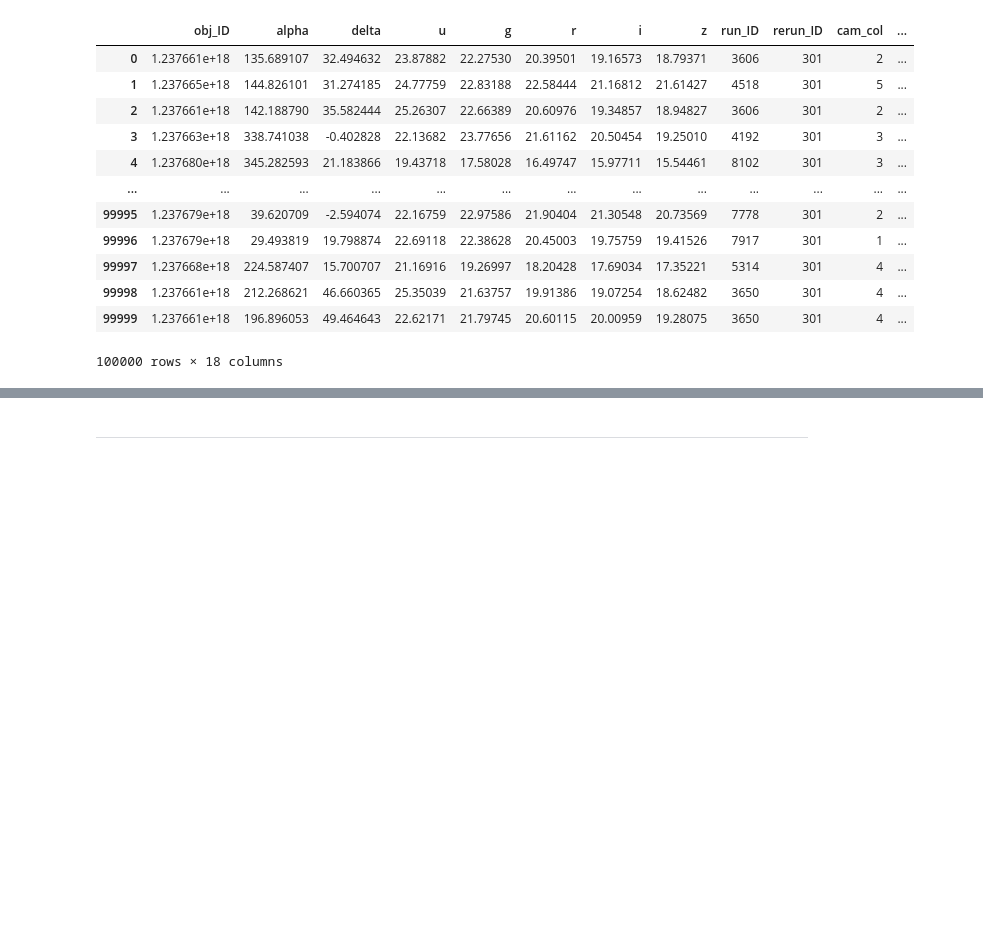
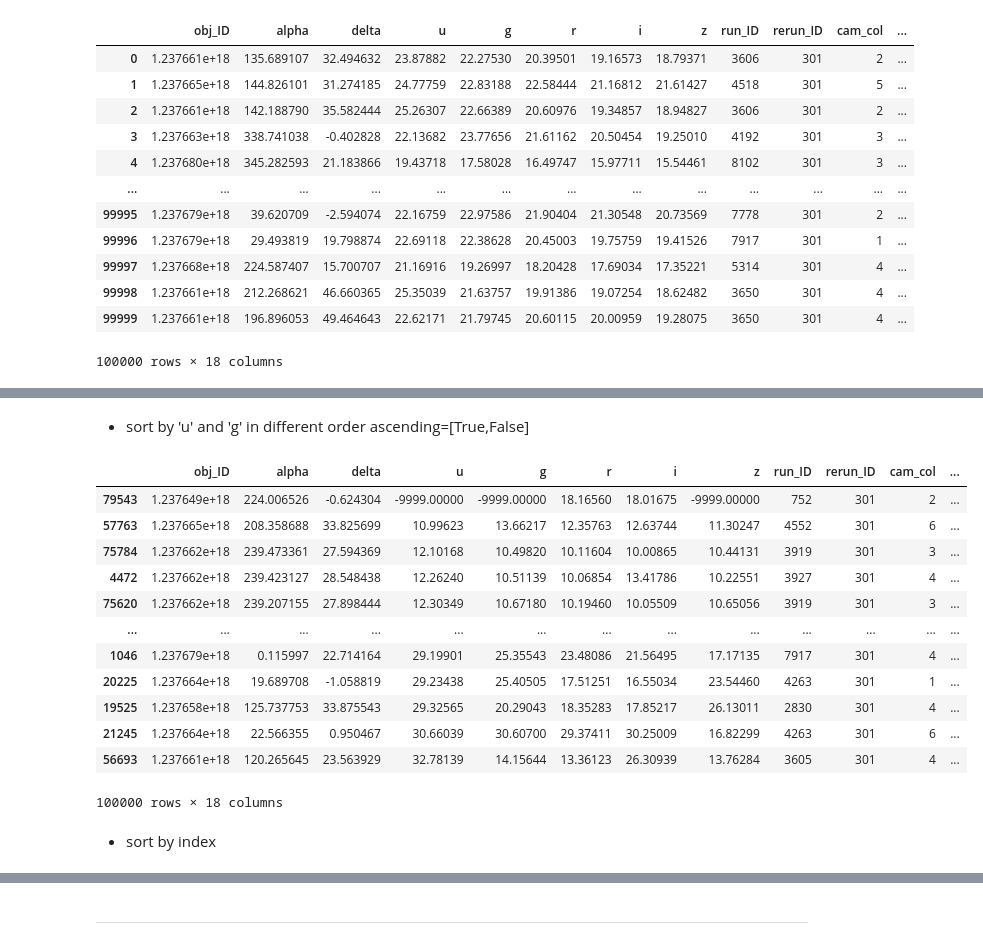
Before and after one commit to princealexanderm/SEC_S6_2026-27, a Jupyter notebook: FYUGP_S6_SEC(2026_27)_Data_analysis_in_physical_science_2.ipynb, the cells around one changed output, grey strips where cells are left out. Cells and saved outputs as stored; diff of their text form; code cells hidden in the pictures; blank space fills up the shorter version.

```diff
--- a/FYUGP_S6_SEC(2026_27)_Data_analysis_in_physical_science_2.ipynb
+++ b/FYUGP_S6_SEC(2026_27)_Data_analysis_in_physical_science_2.ipynb
@@ -2235,0 +2399,21 @@ stars.sample(5)
+# %% [markdown]
+- sort by 'u' and 'g' in different order ascending=[True,False]
+# %%
+stars.sort_values(by=['u','g'],inplace=True, ascending=[True,False])
+stars
+# %% [output]
+|  | obj_ID | alpha | delta | u | g | r | i | z | run_ID | rerun_ID | cam_col | ... |
+| 79543 | 1.237649e+18 | 224.006526 | -0.624304 | -9999.00000 | -9999.00000 | 18.16560 | 18.01675 | -9999.00000 | 752 | 301 | 2 | ... |
+| 57763 | 1.237665e+18 | 208.358688 | 33.825699 | 10.99623 | 13.66217 | 12.35763 | 12.63744 | 11.30247 | 4552 | 301 | 6 | ... |
+| 75784 | 1.237662e+18 | 239.473361 | 27.594369 | 12.10168 | 10.49820 | 10.11604 | 10.00865 | 10.44131 | 3919 | 301 | 3 | ... |
+| 4472 | 1.237662e+18 | 239.423127 | 28.548438 | 12.26240 | 10.51139 | 10.06854 | 13.41786 | 10.22551 | 3927 | 301 | 4 | ... |
+| 75620 | 1.237662e+18 | 239.207155 | 27.898444 | 12.30349 | 10.67180 | 10.19460 | 10.05509 | 10.65056 | 3919 | 301 | 3 | ... |
+| ... | ... | ... | ... | ... | ... | ... | ... | ... | ... | ... | ... | ... |
+| 1046 | 1.237679e+18 | 0.115997 | 22.714164 | 29.19901 | 25.35543 | 23.48086 | 21.56495 | 17.17135 | 7917 | 301 | 4 | ... |
+| 20225 | 1.237664e+18 | 19.689708 | -1.058819 | 29.23438 | 25.40505 | 17.51251 | 16.55034 | 23.54460 | 4263 | 301 | 1 | ... |
+| 19525 | 1.237658e+18 | 125.737753 | 33.875543 | 29.32565 | 20.29043 | 18.35283 | 17.85217 | 26.13011 | 2830 | 301 | 4 | ... |
+| 21245 | 1.237664e+18 | 22.566355 | 0.950467 | 30.66039 | 30.60700 | 29.37411 | 30.25009 | 16.82299 | 4263 | 301 | 6 | ... |
+| 56693 | 1.237661e+18 | 120.265645 | 23.563929 | 32.78139 | 14.15644 | 13.36123 | 26.30939 | 13.76284 | 3605 | 301 | 4 | ... |
+100000 rows × 18 columns
+# %% [markdown]
+- sort by index
```
Also changed, not shown: parts of 128 cells of this notebook.
